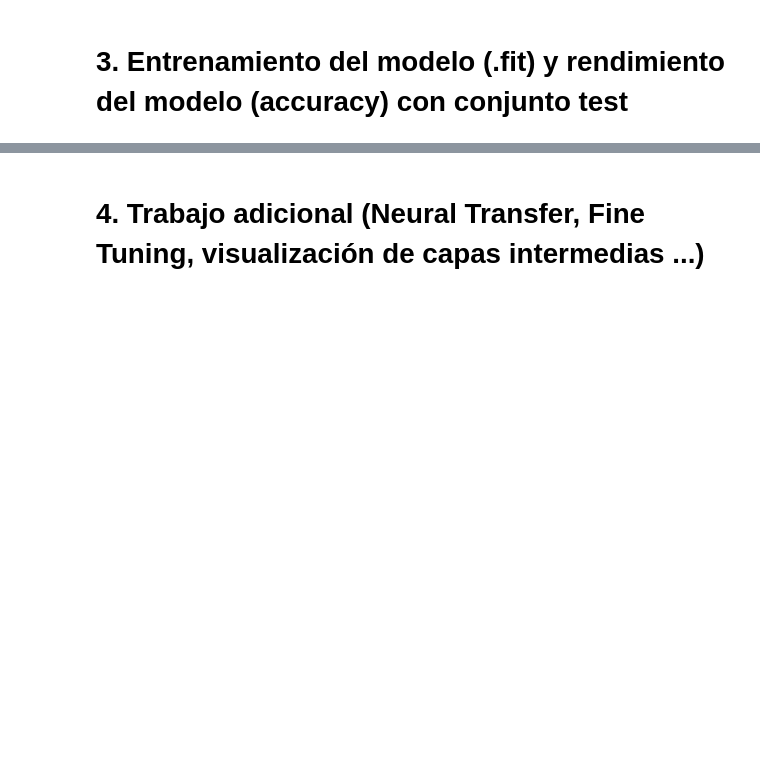
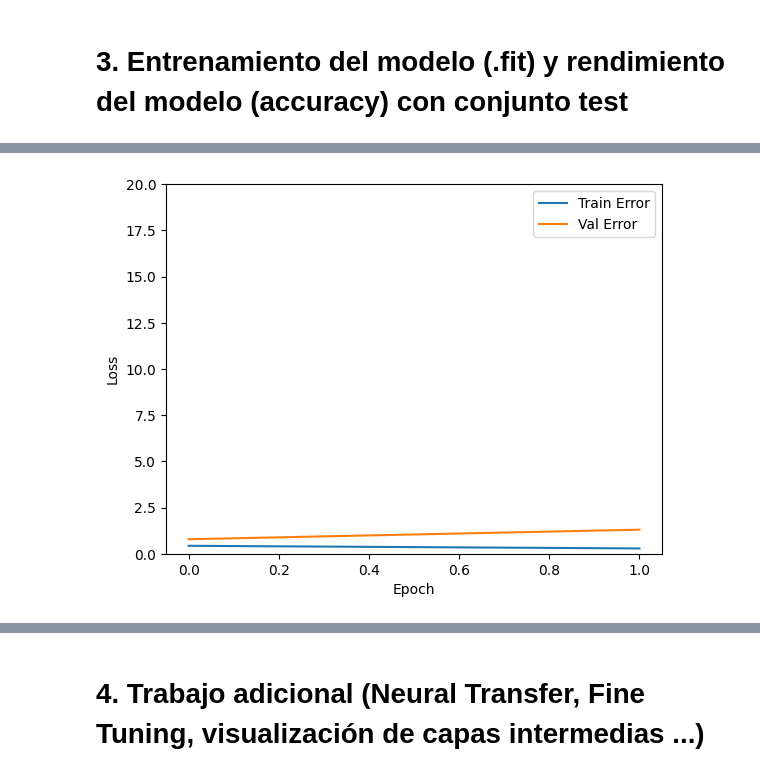
Before and after one commit to Pastafarista/dog-cat, a Jupyter notebook: notebook.ipynb, the cells around one changed output, grey strips where cells are left out. Saved outputs shown, nothing was run; the diff lists cells and outputs as text; code cells hidden in the pictures; blank space fills up the shorter version.

Commit message:
feature: Creado y entrenado un modelo básico de pruebas

```diff
--- a/notebook.ipynb
+++ b/notebook.ipynb
@@ -241,2 +287,30 @@ Found 738 files belonging to 2 classes.
 # %% [markdown]
 # 3. Entrenamiento del modelo (.fit) y rendimiento del modelo (accuracy) con conjunto test
+# %%
+import pandas as pd
+
+history = model.fit(
+    train_generator,
+    validation_data=validation_generator,
+    epochs=2,
+    verbose=1,
+)
+
+hist = pd.DataFrame(history.history)
+hist["epoch"] = history.epoch
+
+# Dibujar la evolución del entrenamiento
+
+plt.xlabel("Epoch")
+plt.ylabel("Loss")
+plt.plot(hist['epoch'], hist['loss'],
+       label='Train Error')
+plt.plot(hist['epoch'], hist['val_loss'],
+         label='Val Error')
+plt.ylim([0, 20])
+plt.legend()
+plt.show()
+
+# Mostrar la precisión del modelo
+test_loss, test_acc = model.evaluate(test_generator)
+# %% [output]
@@ -242,0 +321 @@ Found 738 files belonging to 2 classes.
+[figure, added]
```
Also changed, not shown: parts of 3 cells of this notebook.
